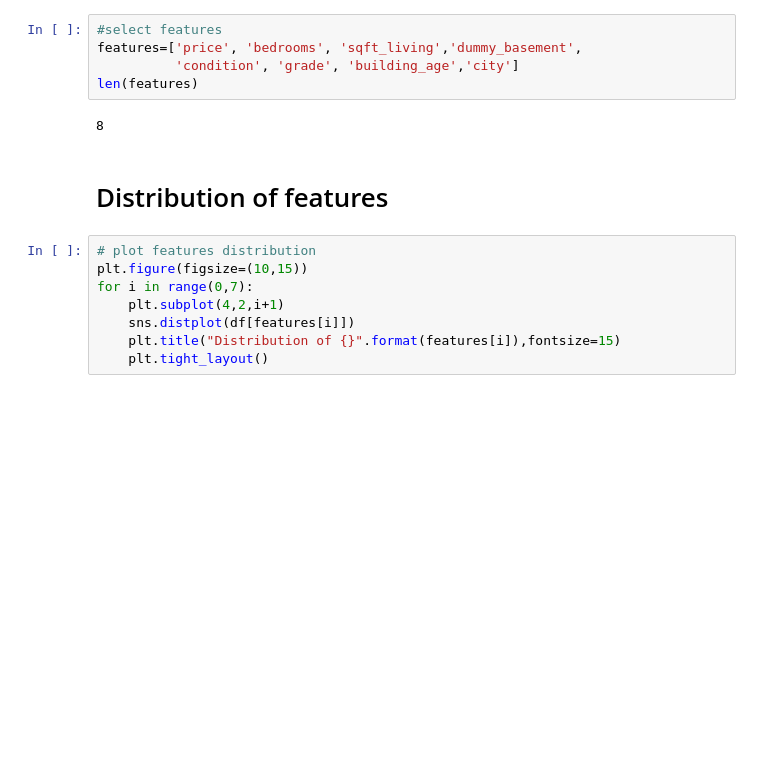
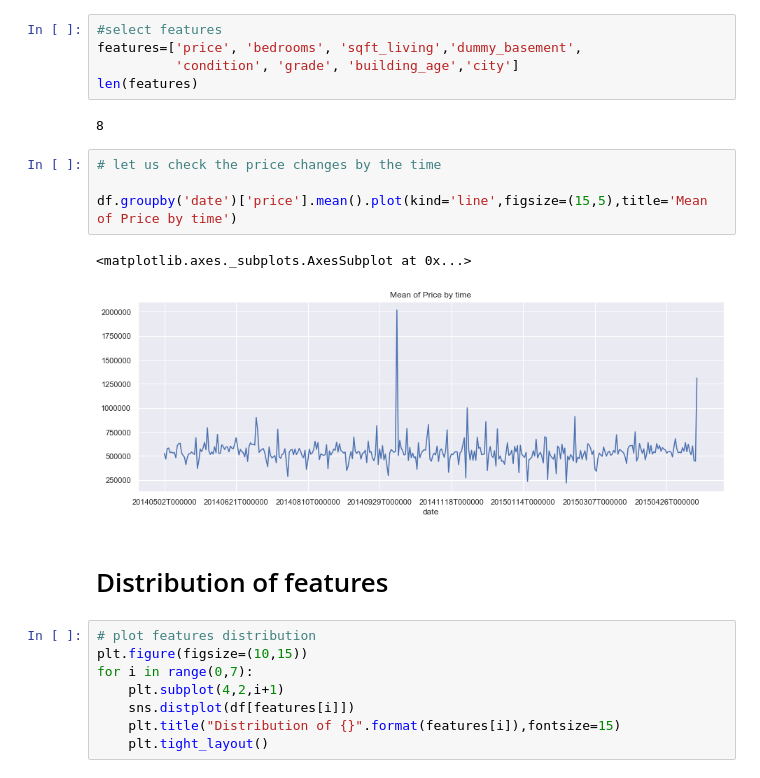
Before and after one commit to melanieshi0120/Multiple_Linear_Regression, a Jupyter notebook: Multiple_Linear_Regression_with_Dummy_Variable.ipynb, the cells around one changed output. Saved outputs shown, nothing was run; the diff lists cells and outputs as text; blank space fills up the shorter version.

```diff
--- a/Multiple_Linear_Regression_with_Dummy_Variable.ipynb
+++ b/Multiple_Linear_Regression_with_Dummy_Variable.ipynb
@@ -72,6 +74,13 @@ features=['price', 'bedrooms', 'sqft_living','dummy_basement',
 len(features)
 # %% [output]
 8
+# %%
+# let us check the price changes by the time
+
+df.groupby('date')['price'].mean().plot(kind='line',figsize=(15,5),title='Mean of Price by time')
+# %% [output]
+<matplotlib.axes._subplots.AxesSubplot at 0x...>
+[figure, added]
 # %% [markdown]
 # Distribution of features
 # %%
```
Also changed, not shown: parts of 1 cell of this notebook.
